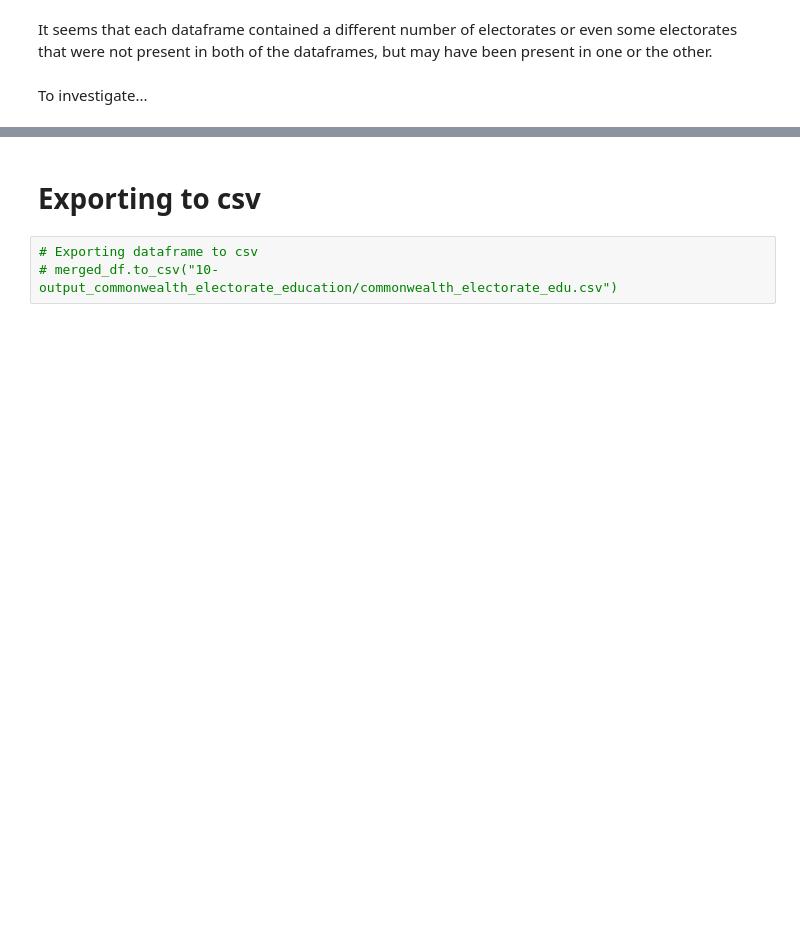
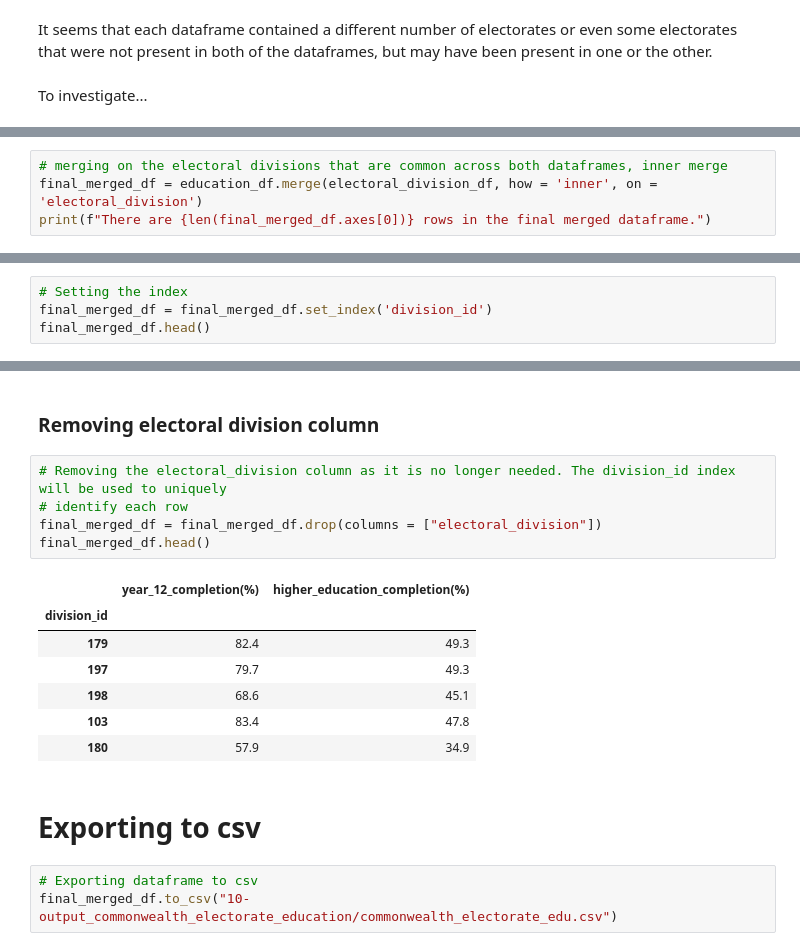
Before and after one commit to annewieggers/ETL-project, a Jupyter notebook: 10-extracting_transforming_commonwealth_electorate_education.ipynb, the cells around one changed output, grey strips where cells are left out. Drawn from its saved outputs; the diff is of its cells as text; blank space fills up the shorter version.

```diff
--- a/10-extracting_transforming_commonwealth_electorate_education.ipynb
+++ b/10-extracting_transforming_commonwealth_electorate_education.ipynb
@@ -434,0 +357,4 @@ So then do I just leave them with NaNs???
+# %%
+# merging on the electoral divisions that are common across both dataframes, inner merge
+final_merged_df = education_df.merge(electoral_division_df, how = 'inner', on = 'electoral_division')
+print(f"There are {len(final_merged_df.axes[0])} rows in the final merged dataframe.")
@@ -434,0 +376,4 @@ So then do I just leave them with NaNs???
+# %%
+# Setting the index
+final_merged_df = final_merged_df.set_index('division_id')
+final_merged_df.head()
@@ -435,5 +388,20 @@ So then do I just leave them with NaNs???
+# %% [markdown]
+### Removing electoral division column
+# %%
+# Removing the electoral_division column as it is no longer needed. The division_id index will be used to uniquely
+# identify each row
+final_merged_df = final_merged_df.drop(columns = ["electoral_division"])
+final_merged_df.head()
+# %% [output]
+|  | year_12_completion(%) | higher_education_completion(%) |
+| division_id |  |  |
+| 179 | 82.4 | 49.3 |
+| 197 | 79.7 | 49.3 |
+| 198 | 68.6 | 45.1 |
+| 103 | 83.4 | 47.8 |
+| 180 | 57.9 | 34.9 |
 # %% [markdown]
 # Exporting to csv
 # %%
 # Exporting dataframe to csv
-# merged_df.to_csv("10-output_commonwealth_electorate_education/commonwealth_electorate_edu.csv")
+final_merged_df.to_csv("10-output_commonwealth_electorate_education/commonwealth_electorate_edu.csv")
```
Also changed, not shown: parts of 29 cells of this notebook, 2 other files.
